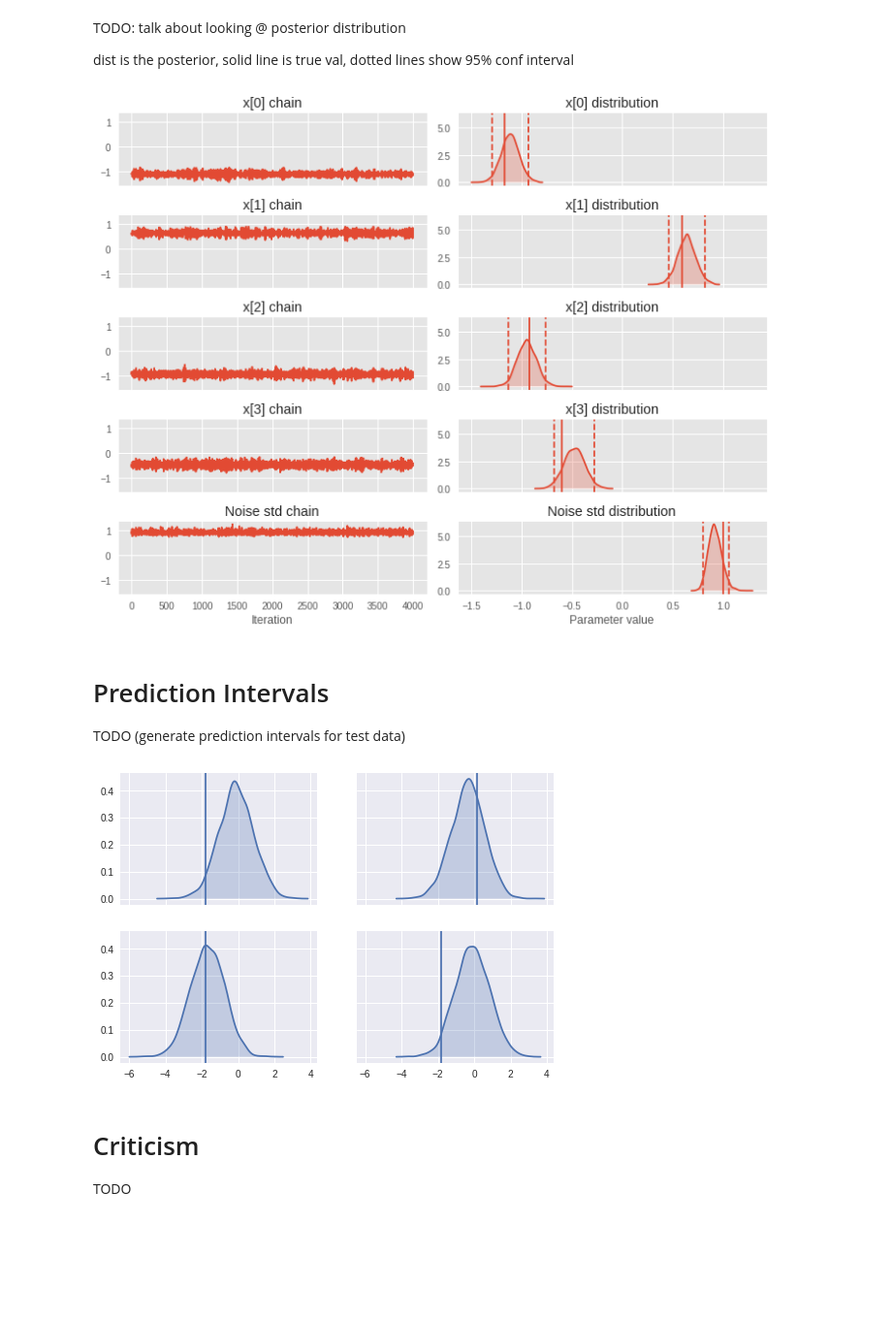
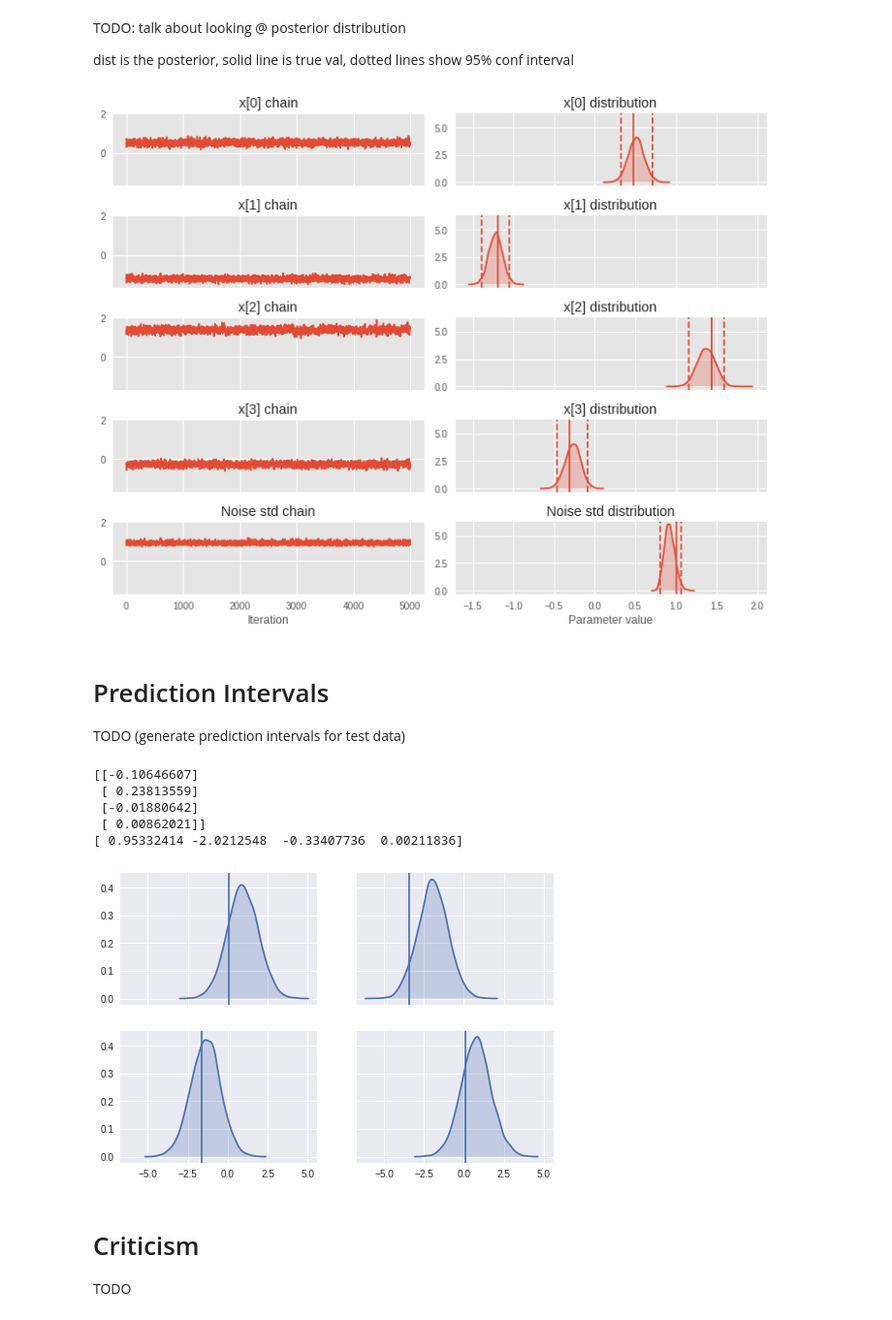
Before and after one commit to brendanhasz/tfp-bayesian-regression, a Jupyter notebook: TFP_Linear_Regression.ipynb, the cells around one changed output. Shown at 97% size. Saved outputs shown, nothing was run; the diff lists cells and outputs as text; code cells hidden in the pictures; blank space fills up the shorter version.

```diff
--- a/TFP_Linear_Regression.ipynb
+++ b/TFP_Linear_Regression.ipynb
@@ -72,10 +75,10 @@ def target_log_prob_fn(coeffs, noise_std):
 Yadda yadda
 # %%
 # HMC Settings
-num_results = 8000 #number of hmc iterations
-n_burnin = 4000
+num_results = int(10e3) #number of hmc iterations
+n_burnin = int(5e3)
 step_size = 0.05 #works w/ 100 datapoints?
-num_leapfrog_steps = 5
+num_leapfrog_steps = 2
 
 # Parameter sizes
 coeffs_size = [4,1]
@@ -83,17 +86,21 @@ noise_std_size = [1]
 
 t0 = time.time()
 
+# HMC transition kernel
+kernel = tfp.mcmc.HamiltonianMonteCarlo(
+    target_log_prob_fn=target_log_prob_fn,
+    step_size=step_size,
+    num_leapfrog_steps=num_leapfrog_steps)
+
+# Run the chain
 states, kernel_results = tfp.mcmc.sample_chain(
     num_results=num_results,
     num_burnin_steps=n_burnin,
+    kernel=kernel,
     current_state=[
         tf.zeros(coeffs_size, name='init_coeffs'),
         tf.ones([], name='init_noise_std'),
-    ],
-    kernel=tfp.mcmc.HamiltonianMonteCarlo(
-        target_log_prob_fn=target_log_prob_fn,
-        step_size=step_size,
-        num_leapfrog_steps=num_leapfrog_steps))
+    ])
 
 coeffs, noise_std = states
 
@@ -169,28 +176,46 @@ axes[4][1].set_xlabel("Parameter value")
 fig.tight_layout()
 plt.show()
 # %% [output]
-[figure, old version]
+[figure, new version]
 # %% [markdown]
 # Prediction Intervals
 
 TODO (generate prediction intervals for test data)
+# %%
+X = x[2,:]
+posterior = linear_regression(features=np.reshape(X, (len(X), 1)))
+with tf.Session() as sess:
+  the_post = sess.run(posterior)
+print(the_post)
+print(X)
+# %% [output]
+[[-0.10646607]
+ [ 0.23813559]
+ [-0.01880642]
+ [ 0.00862021]]
+[ 0.95332414 -2.0212548  -0.33407736  0.00211836]
 # %%
-def prediction_interval(x):
-  predictions = np.matmul(x, coeffs_samples.transpose())
+def prediction_distribution(X):
+  # seems like there should be a way to do this like:
+  #posterior = linear_regression(features=np.reshape(X, (len(X), 1)))
+  #define param posterior vals somehow?
+  #with tf.Session() as sess:
+  #  prediction_samples = sess.run(posterior.distribution.sample(sample_shape=(n)))
+  predictions = np.matmul(X, coeffs_samples.transpose())
   noise = noise_std_samples*np.random.randn(noise_std_samples.shape[0])
   return predictions + noise
 
 # Plot random datapoints and their prediction intervals
 sns.set()
 fig, axes = plt.subplots(2, 2, sharex='all', sharey='all')
 for i in range(2):
   for j in range(2):
     ix = np.random.randint(0, N)
-    pred_int = prediction_interval(x[ix,:])
-    sns.kdeplot(pred_int, shade=True, ax=axes[i][j])
+    pred_dist = prediction_distribution(x[ix,:])
+    sns.kdeplot(pred_dist, shade=True, ax=axes[i][j])
     axes[i][j].axvline(x=y[ix])
 # %% [output]
-[figure, old version]
+[figure, new version]
 # %% [markdown]
 # Criticism
 
```
Also changed, not shown: parts of 7 cells of this notebook.
